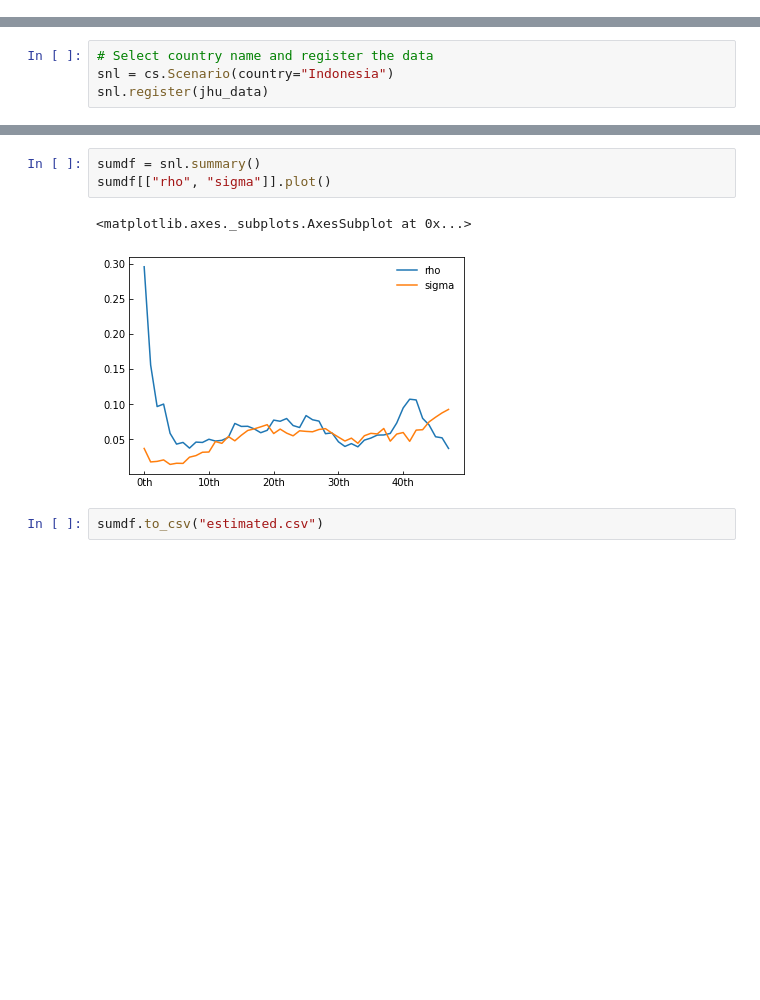
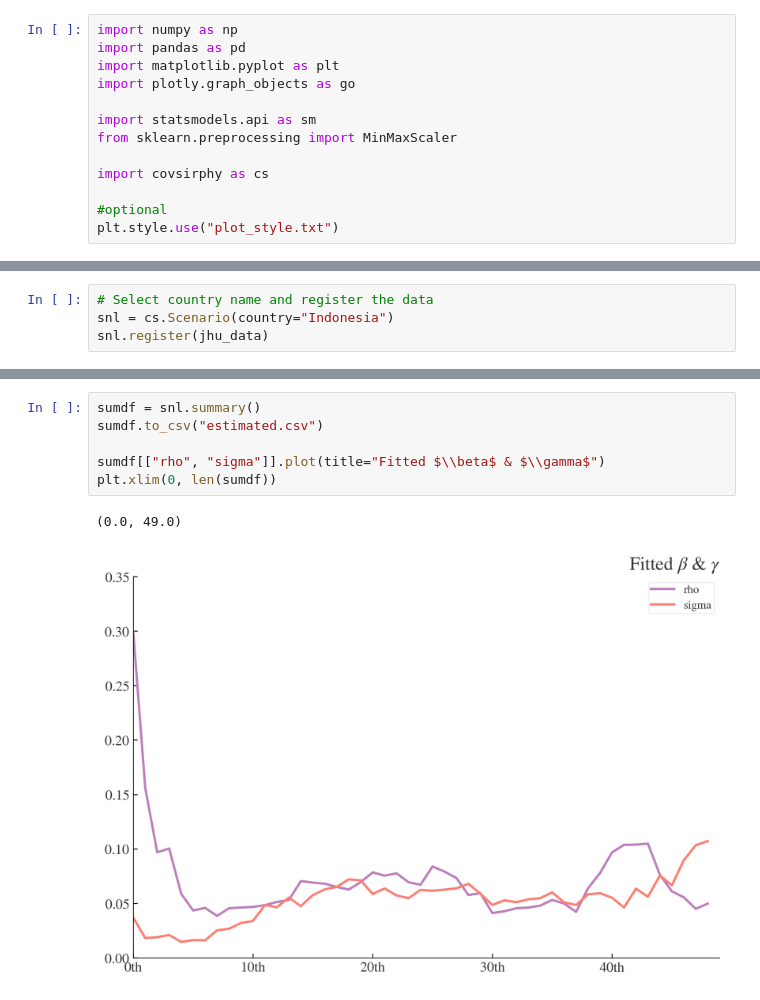
Before and after one commit to fahminlb33/datathon-ai-2021, a Jupyter notebook: sir-estimate-params.ipynb, the cells around one changed output, grey strips where cells are left out. Saved outputs shown, nothing was run; the diff lists cells and outputs as text; blank space fills up the shorter version.

```diff
--- a/sir-estimate-params.ipynb
+++ b/sir-estimate-params.ipynb
@@ -4,0 +4,13 @@ import covsirphy as cs
+# %%
+import numpy as np
+import pandas as pd
+import matplotlib.pyplot as plt
+import plotly.graph_objects as go
+
+import statsmodels.api as sm
+from sklearn.preprocessing import MinMaxScaler
+
+import covsirphy as cs
+
+#optional
+plt.style.use("plot_style.txt")
@@ -59,8 +151,9 @@ Completed optimization. Total: 2 min  0 sec
 # %%
 sumdf = snl.summary()
-sumdf[["rho", "sigma"]].plot()
+sumdf.to_csv("estimated.csv")
+
+sumdf[["rho", "sigma"]].plot(title="Fitted $\\beta$ & $\\gamma$")
+plt.xlim(0, len(sumdf))
 # %% [output]
-<matplotlib.axes._subplots.AxesSubplot at 0x...>
+(0.0, 49.0)
-[figure, old version]
+[figure, new version]
-# %%
-sumdf.to_csv("estimated.csv")
```
Also changed, not shown: parts of 22 cells of this notebook.
